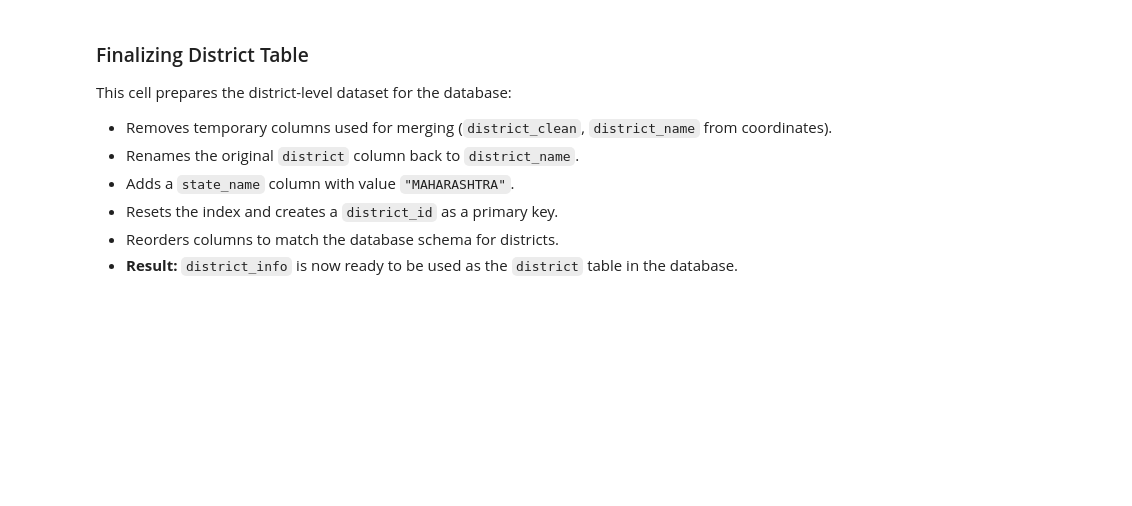
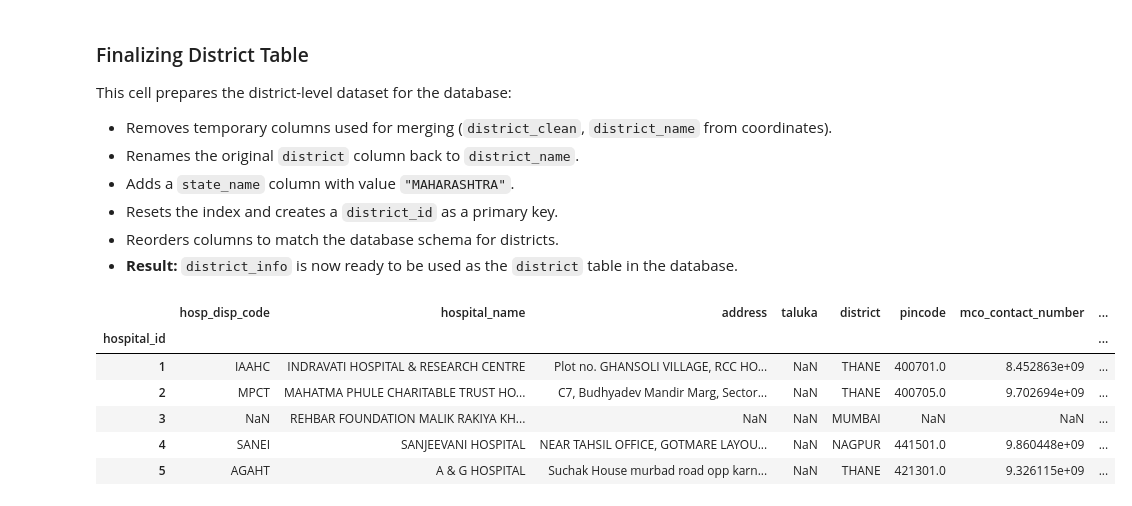
Before and after one commit to nikhil-dhumal/EquiHealth, a Jupyter notebook: scripts/scrape-health-data.ipynb, the cells around one changed output. Cells and saved outputs as stored; diff of their text form; code cells hidden in the pictures; blank space fills up the shorter version.

Commit message:
Add district_id to hospital.csv

```diff
--- a/scripts/scrape-health-data.ipynb
+++ b/scripts/scrape-health-data.ipynb
@@ -1413,3 +1416,14 @@ district_info = district_info[[
 ]]
 # %%
 district_info.to_csv("../data/maharashtra/district.csv")
+# %%
+hospital_df = pd.read_csv("../data/maharashtra/hospital.csv", index_col=0)
+hospital_df.head()
+# %% [output]
+|  | hosp_disp_code | hospital_name | address | taluka | district | pincode | mco_contact_number | ... |
+| hospital_id |  |  |  |  |  |  |  | ... |
+| 1 | IAAHC | INDRAVATI HOSPITAL & RESEARCH CENTRE | Plot no. GHANSOLI VILLAGE, RCC HO... | NaN | THANE | 400701.0 | 8.452863e+09 | ... |
+| 2 | MPCT | MAHATMA PHULE CHARITABLE TRUST HO... | C7, Budhyadev Mandir Marg, Sector... | NaN | THANE | 400705.0 | 9.702694e+09 | ... |
+| 3 | NaN | REHBAR FOUNDATION MALIK RAKIYA KH... | NaN | NaN | MUMBAI | NaN | NaN | ... |
+| 4 | SANEI | SANJEEVANI HOSPITAL | NEAR TAHSIL OFFICE, GOTMARE LAYOU... | NaN | NAGPUR | 441501.0 | 9.860448e+09 | ... |
+| 5 | AGAHT | A & G HOSPITAL | Suchak House murbad road opp karn... | NaN | THANE | 421301.0 | 9.326115e+09 | ... |
```
Also changed, not shown: parts of 6 cells of this notebook, 1 other file.
